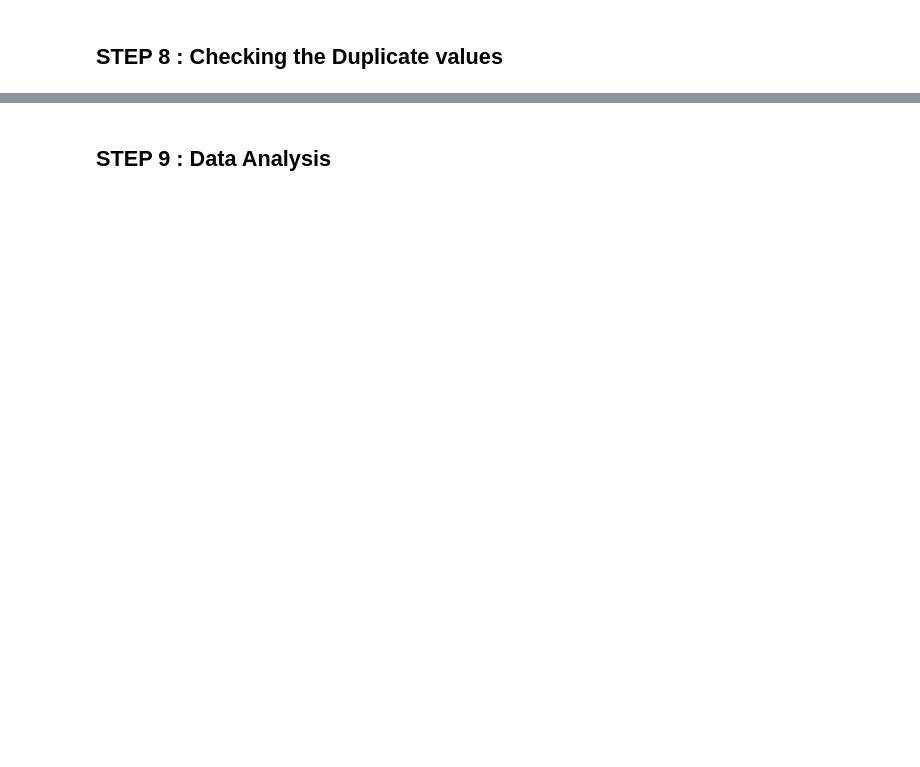
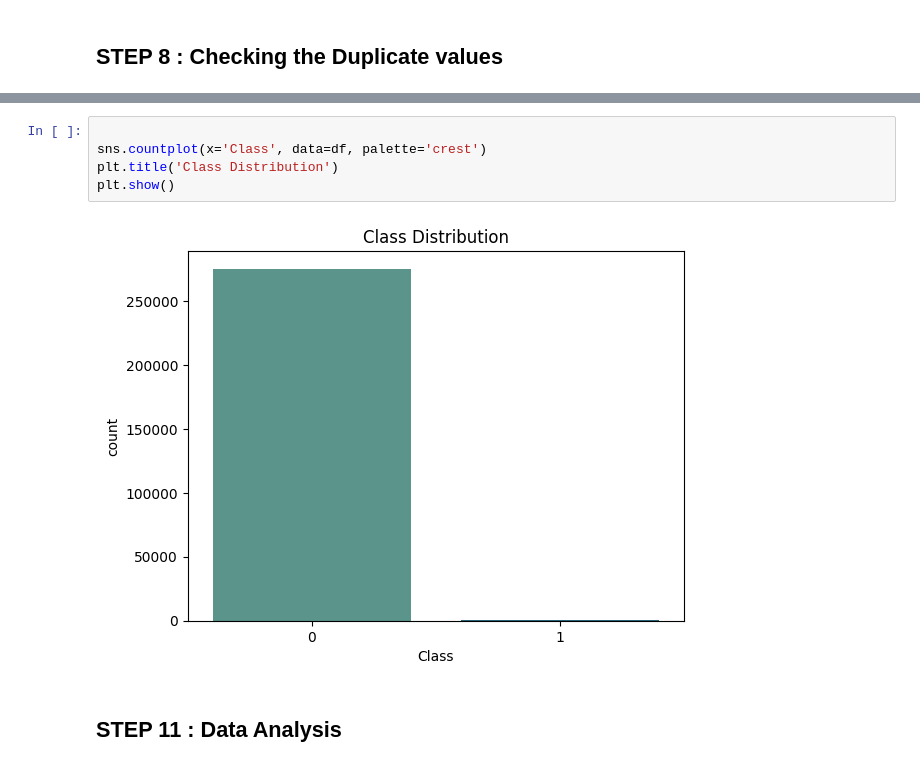
Before and after one commit to SurekhaBerlin/Credit-Card-Fraud-Prediction-using-ML, a Jupyter notebook: Credit_Card_Fraud_Prediction_using_ML_ipynb.ipynb, the cells around one changed output, grey strips where cells are left out. Drawn from its saved outputs; the diff is of its cells as text; blank space fills up the shorter version.

```diff
--- a/Credit_Card_Fraud_Prediction_using_ML_ipynb.ipynb
+++ b/Credit_Card_Fraud_Prediction_using_ML_ipynb.ipynb
@@ -102,3 +161,10 @@ df.duplicated().sum()
+# %%
+
+sns.countplot(x='Class', data=df, palette='crest')
+plt.title('Class Distribution')
+plt.show()
+# %% [output]
+[figure, added]
 # %% [markdown]
-## STEP 9 : Data Analysis
+## STEP 11 : Data Analysis
 # %%
```
Also changed, not shown: parts of 32 cells of this notebook.
